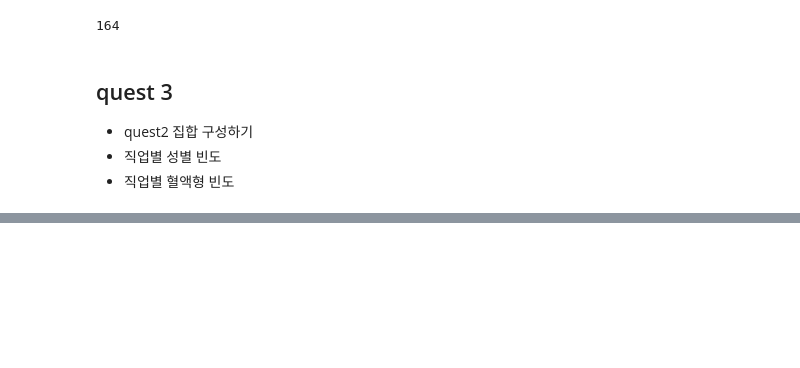
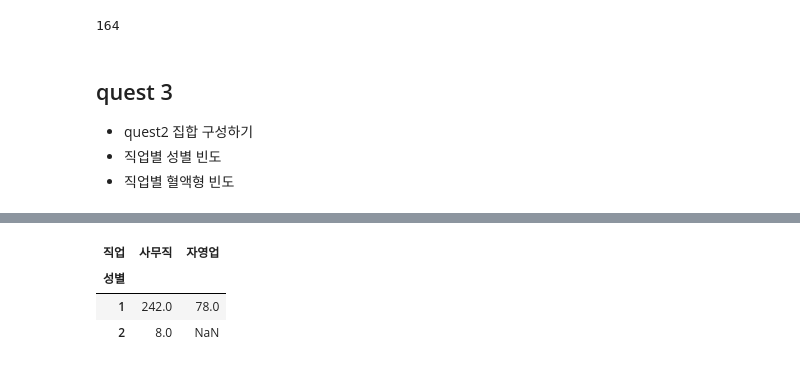
Before and after one commit to lee000403/study_data_analytics, a Jupyter notebook: codes/DDA/RecurrenceOfSurgery_DDA.ipynb, the cells around one changed output, grey strips where cells are left out. Saved outputs shown, nothing was run; the diff lists cells and outputs as text; code cells hidden in the pictures; blank space fills up the shorter version.

```diff
--- a/codes/DDA/RecurrenceOfSurgery_DDA.ipynb
+++ b/codes/DDA/RecurrenceOfSurgery_DDA.ipynb
@@ -283,3 +285,10 @@ df_ROS_end.pivot_table(index='직업', columns='혈액형', aggfunc=np.size).ilo
 | 직업 |  |  |  |  |
 | 사무직 | 50 | 13 | 24 | 38 |
 | 자영업 | 21 | 3 | 8 | 7 |
+# %%
+pd.pivot_table(df_ROS_end[['성별', '직업']], index=['성별'],columns='직업', aggfunc=np.size)
+# %% [output]
+| 직업 | 사무직 | 자영업 |
+| 성별 |  |  |
+| 1 | 242.0 | 78.0 |
+| 2 | 8.0 | NaN |
```
Also changed, not shown: parts of 4 cells of this notebook.
